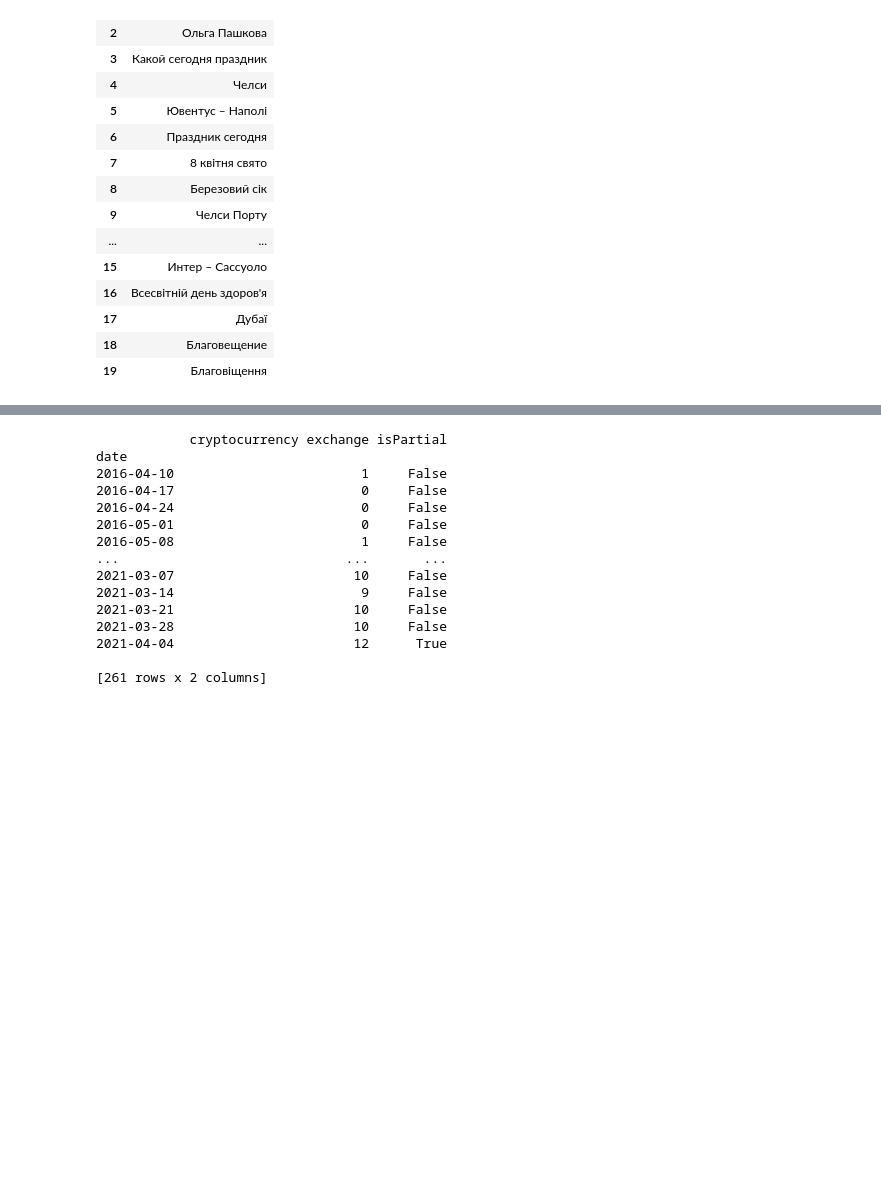
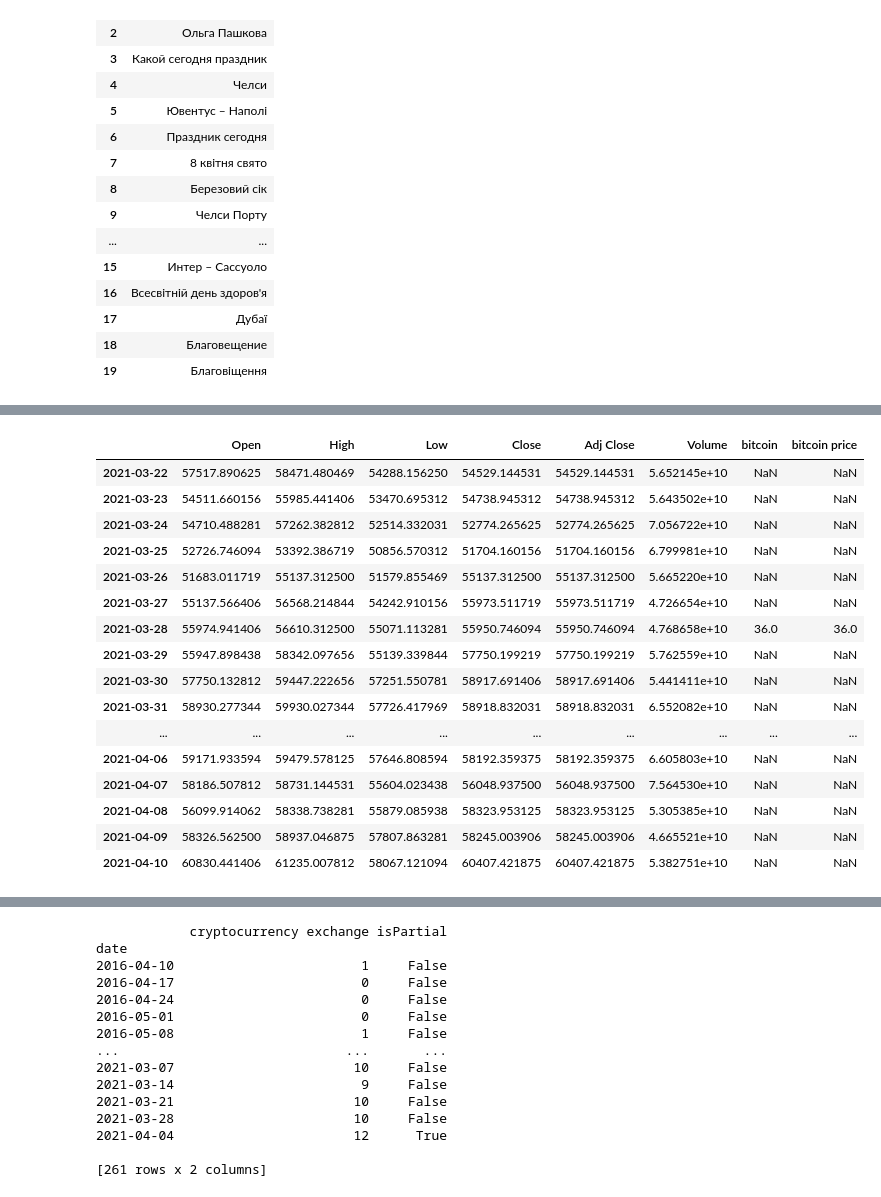
Before and after one commit to bateikoEd/dipl_program, a Jupyter notebook: eduard/getting_data-Copy1.ipynb, the cells around one changed output, grey strips where cells are left out. Saved outputs shown, nothing was run; the diff lists cells and outputs as text; code cells hidden in the pictures; blank space fills up the shorter version.

Commit message:
created class for gathering data from api

```diff
--- a/eduard/getting_data-Copy1.ipynb
+++ b/eduard/getting_data-Copy1.ipynb
@@ -89,0 +190,12 @@ def get_data_from_query(kw_list, timeframe='today 5-y', save=True):
+# %%
+kw_list = [
+          'bitcoin',
+          'bitcoin price']
+
+kw_list_yahoo = ['BTC-USD', 'ETH-USD']
+
+
+get_data = GatheringData()
+df_trends = get_data.get_from_google_trends(kw_list=kw_list, resample='D')
+df_yahoo = get_data.get_from_yahoo(kw_list=kw_list_yahoo)
+df = get_data.get_resulting_from_sources()
@@ -89,0 +254,3 @@ def get_data_from_query(kw_list, timeframe='today 5-y', save=True):
+# %%
+get_data.yahoo_df = df_yahoo_new.copy()
+get_data.pytrends_df = df_trends_new.copy()
@@ -89,0 +289,3 @@ def get_data_from_query(kw_list, timeframe='today 5-y', save=True):
+# %%
+df = get_data.get_resulting_from_sources()
+print(df.tail(10))
@@ -89,0 +310,20 @@ def get_data_from_query(kw_list, timeframe='today 5-y', save=True):
+# %%
+df.tail(20)
+# %% [output]
+|  | Open | High | Low | Close | Adj Close | Volume | bitcoin | bitcoin price |
+| 2021-03-22 | 57517.890625 | 58471.480469 | 54288.156250 | 54529.144531 | 54529.144531 | 5.652145e+10 | NaN | NaN |
+| 2021-03-23 | 54511.660156 | 55985.441406 | 53470.695312 | 54738.945312 | 54738.945312 | 5.643502e+10 | NaN | NaN |
+| 2021-03-24 | 54710.488281 | 57262.382812 | 52514.332031 | 52774.265625 | 52774.265625 | 7.056722e+10 | NaN | NaN |
+| 2021-03-25 | 52726.746094 | 53392.386719 | 50856.570312 | 51704.160156 | 51704.160156 | 6.799981e+10 | NaN | NaN |
+| 2021-03-26 | 51683.011719 | 55137.312500 | 51579.855469 | 55137.312500 | 55137.312500 | 5.665220e+10 | NaN | NaN |
+| 2021-03-27 | 55137.566406 | 56568.214844 | 54242.910156 | 55973.511719 | 55973.511719 | 4.726654e+10 | NaN | NaN |
+| 2021-03-28 | 55974.941406 | 56610.312500 | 55071.113281 | 55950.746094 | 55950.746094 | 4.768658e+10 | 36.0 | 36.0 |
+| 2021-03-29 | 55947.898438 | 58342.097656 | 55139.339844 | 57750.199219 | 57750.199219 | 5.762559e+10 | NaN | NaN |
+| 2021-03-30 | 57750.132812 | 59447.222656 | 57251.550781 | 58917.691406 | 58917.691406 | 5.441411e+10 | NaN | NaN |
+| 2021-03-31 | 58930.277344 | 59930.027344 | 57726.417969 | 58918.832031 | 58918.832031 | 6.552082e+10 | NaN | NaN |
+| ... | ... | ... | ... | ... | ... | ... | ... | ... |
+| 2021-04-06 | 59171.933594 | 59479.578125 | 57646.808594 | 58192.359375 | 58192.359375 | 6.605803e+10 | NaN | NaN |
+| 2021-04-07 | 58186.507812 | 58731.144531 | 55604.023438 | 56048.937500 | 56048.937500 | 7.564530e+10 | NaN | NaN |
+| 2021-04-08 | 56099.914062 | 58338.738281 | 55879.085938 | 58323.953125 | 58323.953125 | 5.305385e+10 | NaN | NaN |
+| 2021-04-09 | 58326.562500 | 58937.046875 | 57807.863281 | 58245.003906 | 58245.003906 | 4.665521e+10 | NaN | NaN |
+| 2021-04-10 | 60830.441406 | 61235.007812 | 58067.121094 | 60407.421875 | 60407.421875 | 5.382751e+10 | NaN | NaN |
```
Also changed, not shown: parts of 20 cells of this notebook, 1 other file.
